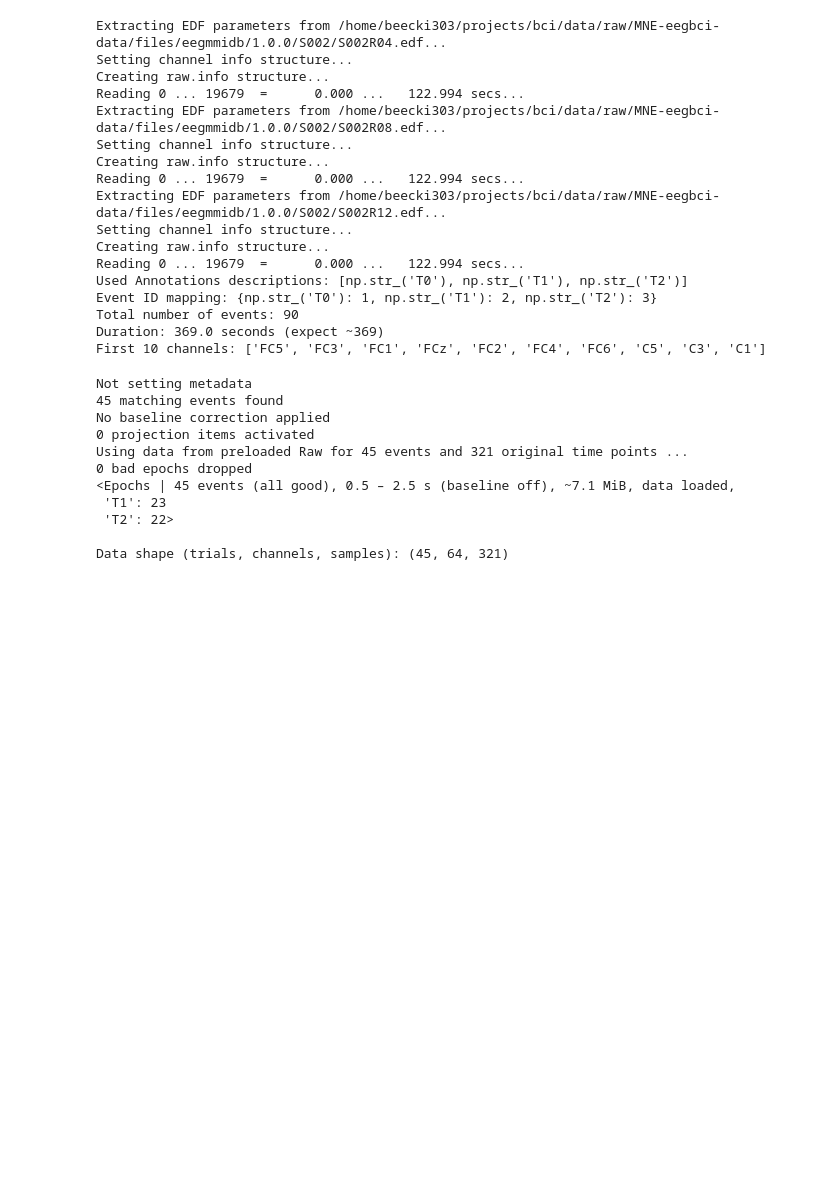
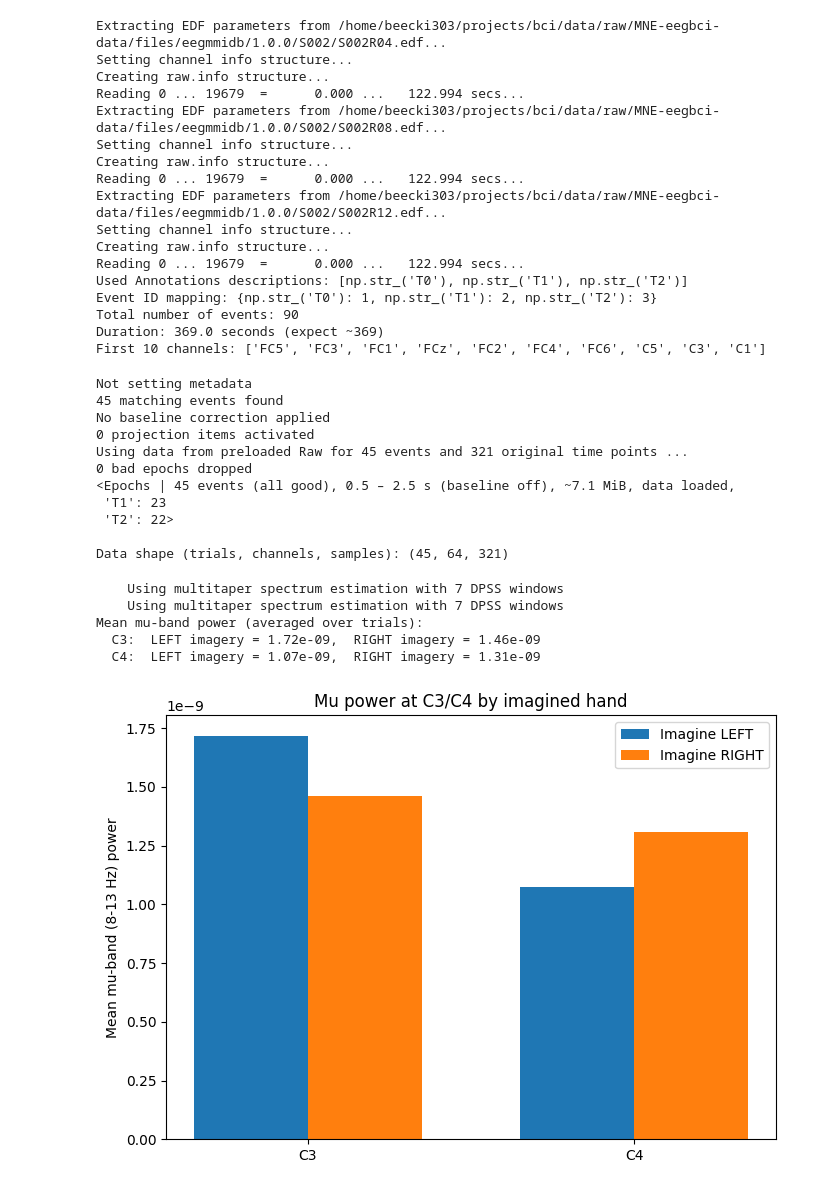
Before and after one commit to IbeeckC/EEG_BCI-pi, a Jupyter notebook: notebooks/01_physionet.ipynb, the cells around one changed output. Cells and saved outputs as stored; diff of their text form; code cells hidden in the pictures; blank space fills up the shorter version.

```diff
--- a/notebooks/01_physionet.ipynb
+++ b/notebooks/01_physionet.ipynb
@@ -174,3 +175,45 @@ Using data from preloaded Raw for 45 events and 321 original time points ...
  'T2': 22>
 
 Data shape (trials, channels, samples): (45, 64, 321)
+# %%
+# E9: Compare mu-band (8-13 Hz) power at C3 and C4 for left vs right imagery
+# T1 = imagined LEFT fist, T2 = imagined RIGHT fist
+
+# Split epochs by condition
+epochs_left = epochs['T1']
+epochs_right = epochs['T2']
+
+# Compute power spectral density for each condition, focused on the mu band
+psd_left = epochs_left.compute_psd(fmin=8, fmax=13, picks=['C3', 'C4'])
+psd_right = epochs_right.compute_psd(fmin=8, fmax=13, picks=['C3', 'C4'])
+
+# Average power across the mu band and across trials -> one number per channel per condition
+# shape of get_data(): (n_trials, n_channels, n_freqs)
+left_power = psd_left.get_data().mean(axis=(0, 2))   # average over trials and freqs
+right_power = psd_right.get_data().mean(axis=(0, 2))
+
+ch_names = ['C3', 'C4']
+print("Mean mu-band power (averaged over trials):")
+for i, ch in enumerate(ch_names):
+    print(f"  {ch}:  LEFT imagery = {left_power[i]:.2e},  RIGHT imagery = {right_power[i]:.2e}")
+
+# Quick bar chart
+import numpy as np
+x = np.arange(len(ch_names))
+width = 0.35
+fig, ax = plt.subplots(figsize=(7, 5))
+ax.bar(x - width/2, left_power, width, label='Imagine LEFT')
+ax.bar(x + width/2, right_power, width, label='Imagine RIGHT')
+ax.set_xticks(x); ax.set_xticklabels(ch_names)
+ax.set_ylabel('Mean mu-band (8-13 Hz) power')
+ax.set_title('Mu power at C3/C4 by imagined hand')
+ax.legend()
+plt.tight_layout()
+plt.show()
+# %% [output]
+    Using multitaper spectrum estimation with 7 DPSS windows
+    Using multitaper spectrum estimation with 7 DPSS windows
+Mean mu-band power (averaged over trials):
+  C3:  LEFT imagery = 1.72e-09,  RIGHT imagery = 1.46e-09
+  C4:  LEFT imagery = 1.07e-09,  RIGHT imagery = 1.31e-09
+[figure, added]
```
Also changed, not shown: parts of 5 cells of this notebook, 1 other file.
